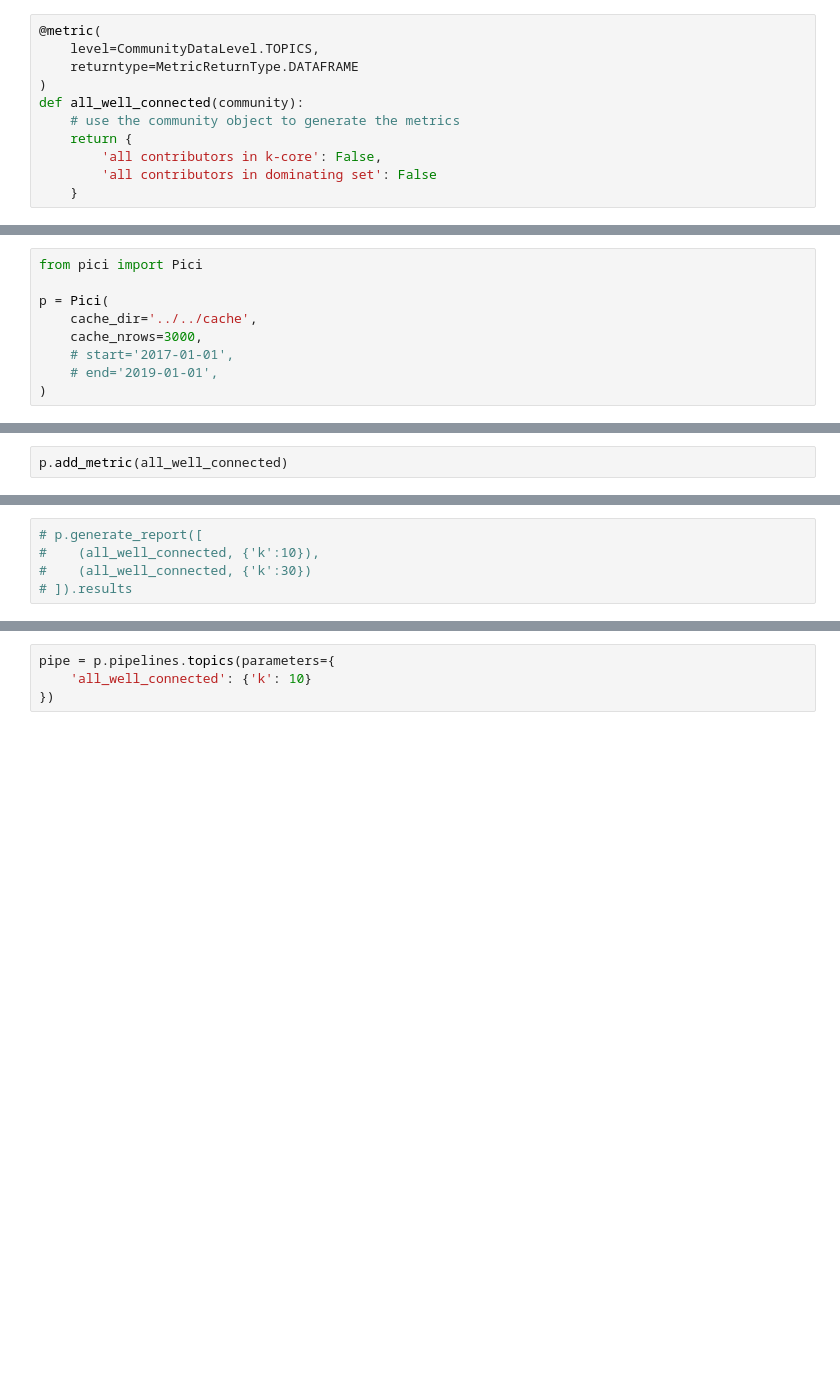
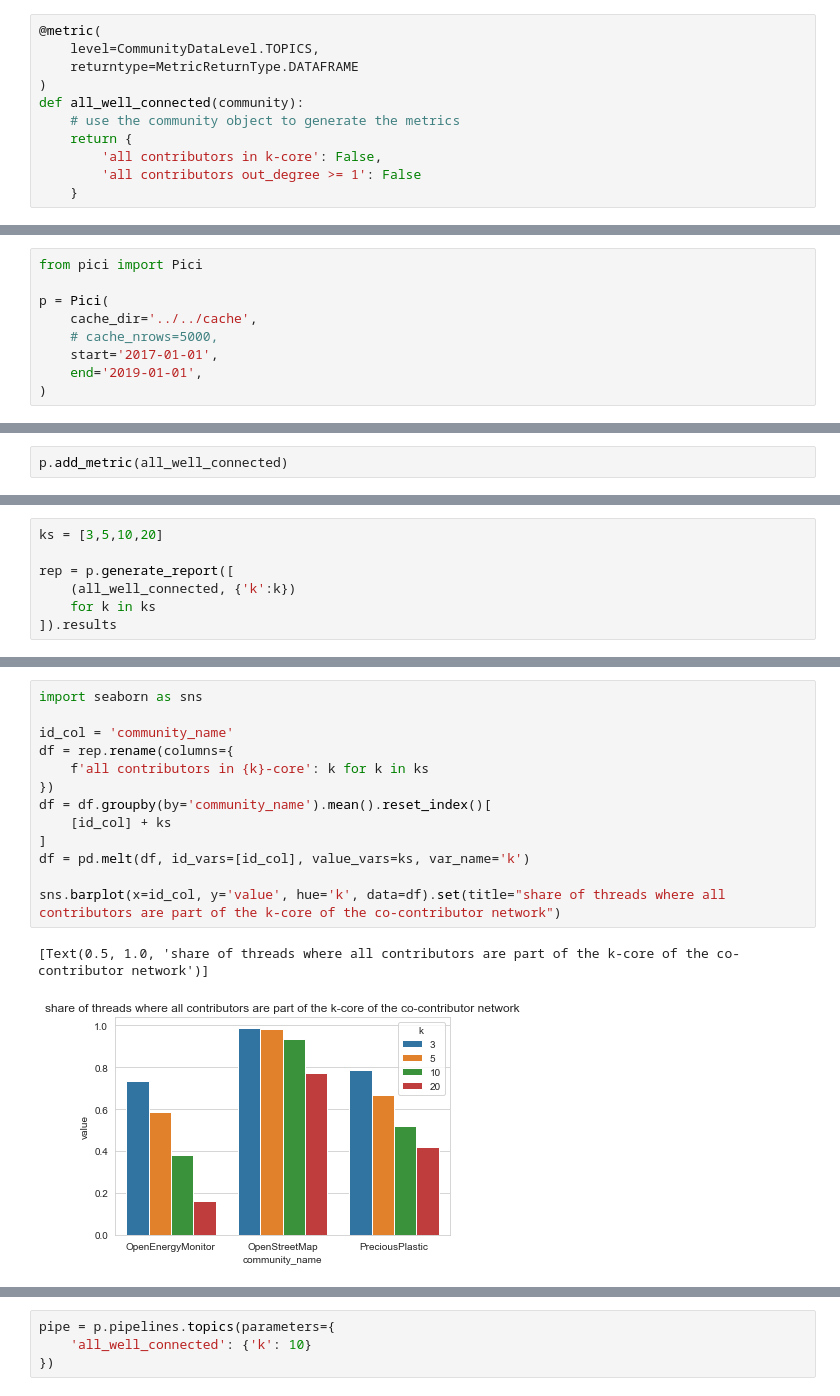
Before and after one commit to phihes/pici, a Jupyter notebook: docs/examples/Creating a custom indicator.ipynb, the cells around one changed output, grey strips where cells are left out. Drawn from its saved outputs; the diff is of its cells as text; blank space fills up the shorter version.

Commit message:
corrected n-dim error in "creating a custom indicator" example, added visualizations

```diff
--- a/docs/examples/Creating a custom indicator.ipynb
+++ b/docs/examples/Creating a custom indicator.ipynb
@@ -46,7 +42,7 @@ def all_well_connected(community):
     # use the community object to generate the metrics
     return {
         'all contributors in k-core': False,
-        'all contributors in dominating set': False
+        'all contributors out_degree >= 1': False
     }
 # %% [markdown]
 To simplify the notation, there are shorthands for the common combinations of level and returntype. For example, ``@topics_metric`` would be the same as ``@metric(level=CommunityDataLevel.TOPICS, returntype=MetricReturnType.DATAFRAME)``:
@@ -147,7 +127,7 @@ from pici import Pici
 
 p = Pici(
     cache_dir='../../cache',
-    cache_nrows=3000,
-    # start='2017-01-01',
-    # end='2019-01-01',
+    # cache_nrows=5000,
+    start='2017-01-01',
+    end='2019-01-01',
 )
@@ -160,5 +144,7 @@ We can now use the metric in a report. We can pass a static value for *k*:
 # %%
-# p.generate_report([
-#    (all_well_connected, {'k':10}),
-#    (all_well_connected, {'k':30})
-# ]).results
+ks = [3,5,10,20]
+
+rep = p.generate_report([
+    (all_well_connected, {'k':k})
+    for k in ks
+]).results
@@ -164,0 +169,16 @@ We can now use the metric in a report. We can pass a static value for *k*:
+# %%
+import seaborn as sns
+
+id_col = 'community_name'
+df = rep.rename(columns={
+    f'all contributors in {k}-core': k for k in ks
+})
+df = df.groupby(by='community_name').mean().reset_index()[
+    [id_col] + ks
+]
+df = pd.melt(df, id_vars=[id_col], value_vars=ks, var_name='k')
+
+sns.barplot(x=id_col, y='value', hue='k', data=df).set(title="share of threads where all contributors are part of the k-core of the co-contributor network")
+# %% [output]
+[Text(0.5, 1.0, 'share of threads where all contributors are part of the k-core of the co-contributor network')]
+[figure, added]
```
Also changed, not shown: parts of 15 cells of this notebook.
